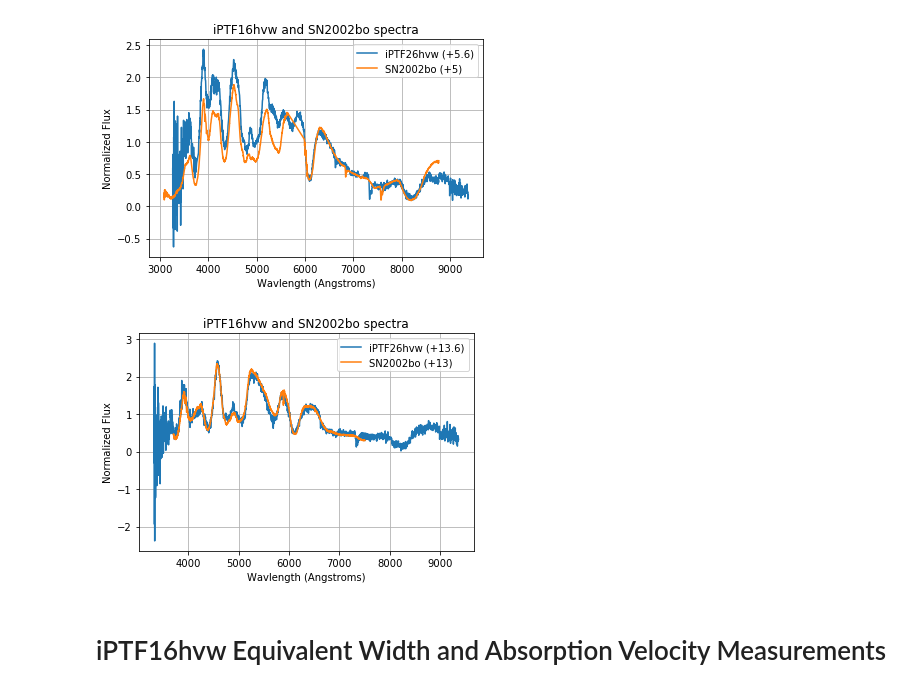
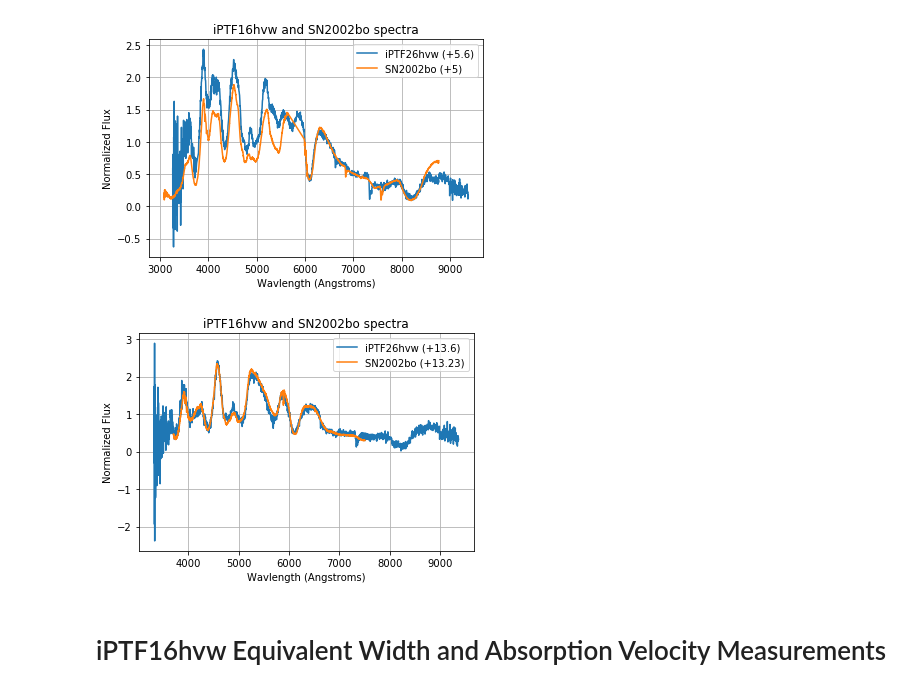
Before and after one commit to adamamiller/iptf16hvw-1, a Jupyter notebook: Spectral Analysis - iPTF16hvw.ipynb, the cells around one changed output. Saved outputs shown, nothing was run; the diff lists cells and outputs as text; code cells hidden in the pictures.

Commit message:
Implemented Supernovae class to better organize spectral data - modified Spectral Analysis notebook to incorporate new class structure

```diff
--- a/Spectral Analysis - iPTF16hvw.ipynb
+++ b/Spectral Analysis - iPTF16hvw.ipynb
@@ -159,11 +47,22 @@ type(spectrum1)
 # %% [output]
 astropy.table.table.Table
 # %%
-#Convert wavelength to resframe, correct flux for redshif, normalize flux
-Spec_16hvw1 = Spectra(spectrum1, z_16hvw, MJD_max_16hvw,  convert_date_toMJD('2016-11-7'), "iPTF16hvw")
-Spec_16hvw2 = Spectra(spectrum2, z_16hvw, MJD_max_16hvw,  convert_date_toMJD('2016-11-9'), "iPTF16hvw")
-Spec_16hvw3 = Spectra(spectrum3, z_16hvw, MJD_max_16hvw,  convert_date_toMJD('2016-11-28'), "iPTF16hvw")
-Spec_16hvw4 = Spectra(spectrum4, z_16hvw, MJD_max_16hvw,  convert_date_toMJD('2016-12-6'), "iPTF16hvw")
+#Create Supernovae object for iPTF16hvw
+iPTF16hvw = Supernovae("iPTF16hvw" , z_16hvw, MJD_max_16hvw)
+
+
+#Create Spectra objects - includes correcting flux for redshift, normalizing, and shifting wavelength to restframe
+Spec_16hvw1 = Spectra(spectrum1, convert_date_toMJD('2016-11-7'), z_16hvw, MJD_max_16hvw,  )
+Spec_16hvw2 = Spectra(spectrum2, convert_date_toMJD('2016-11-9'), z_16hvw, MJD_max_16hvw,  )
+Spec_16hvw3 = Spectra(spectrum3, convert_date_toMJD('2016-11-28'), z_16hvw, MJD_max_16hvw,  )
+Spec_16hvw4 = Spectra(spectrum4,convert_date_toMJD('2016-12-6'), z_16hvw, MJD_max_16hvw,  )
+
+#Store Spectra objects in corresponding supernovae
+
+iPTF16hvw.store_spectra(Spec_16hvw1)
+iPTF16hvw.store_spectra(Spec_16hvw2)
+iPTF16hvw.store_spectra(Spec_16hvw3)
+iPTF16hvw.store_spectra(Spec_16hvw4)
 # %% [markdown]
 ### Plotting Spectra
 # %%
@@ -233,7 +142,10 @@ plt.show()
 [figure]
 # %%
 #Create plot of 16hvw spectra (+13.5 days)
-plt.plot(Spec_16hvw4.spectra['Wavelength'], Spec_16hvw4.spectra['Flux'])
+hvw4_wavelength = iPTF16hvw.spectra[3].data['Wavelength']
+hvw4_flux = iPTF16hvw.spectra[3].data['Flux']
+
+plt.plot(hvw4_wavelength, hvw4_flux)
 plt.xlabel('Wavlength (Angstroms)')
 plt.title('Redshift Corrected Spectra for SN iPTF 16hvw (13.5 days past max brightness)', fontsize=11)
 plt.ylabel('Normalized Flux')
@@ -544,0 +361,2 @@ for i in range(len(Spec_2002bo)):
+# %%
+SN2002bo = create_SN_object('SN2002bo.json', MJD_max_2002bo, z_2002bo)
@@ -545,7 +367,7 @@ for i in range(len(Spec_2002bo)):
 # %%
 #Create 2002dj comparison spectral objects
-Comp_2002bo1 = Spectra(Spec_2002bo[0]['data'], z_2002bo, MJD_max_2002bo, Spec_2002bo[0]['time'], "SN2002bo")
-Comp_2002bo2 = Spectra(Spec_2002bo[3]['data'], z_2002bo, MJD_max_2002bo, Spec_2002bo[3]['time'], "SN2002bo")
+Comp_2002bo1 = SN2002bo.find_spectra(5.6)
+Comp_2002bo2 = SN2002bo.find_spectra(13.6)
 # %%
 #Plot iPTF16hvw spectra
 plt.figure()
@@ -565,19 +388,20 @@ plt.grid()
 # %%
 #Plot iPTF16hvw spectra
 plt.figure()
-plt.plot(Spec_16hvw4.spectra['Wavelength'], Spec_16hvw4.spectra['Flux'], label='iPTF26hvw (+13.6)')
+plt.plot(hvw4_wavelength, hvw4_flux, label='iPTF26hvw (+13.6)')
 plt.xlabel('Wavlength (Angstroms)')
 plt.title('iPTF16hvw and SN2002bo spectra')
 plt.ylabel('Normalized Flux')
 
 
 #plot SN2002bo spectra
-plt.plot(Comp_2002bo2.spectra['Wavelength'], Comp_2002bo2.spectra['Flux'], label='SN2002bo (+13)')
+plt.plot(Comp_2002bo2.data['Wavelength'], Comp_2002bo2.data['Flux'], label='SN2002bo (+13.23)')
 plt.legend()
 plt.savefig('../Images/2002bo_vs_16hvw/2002bo_comparison_spectra_13days')
 plt.grid()
+plt.show()
 # %% [output]
-[figure, old version]
+[figure, new version]
 # %% [markdown]
 # iPTF16hvw Equivalent Width and Absorption Velocity Measurements
 # %%
```
Also changed, not shown: parts of 43 cells of this notebook, 1 other file.
